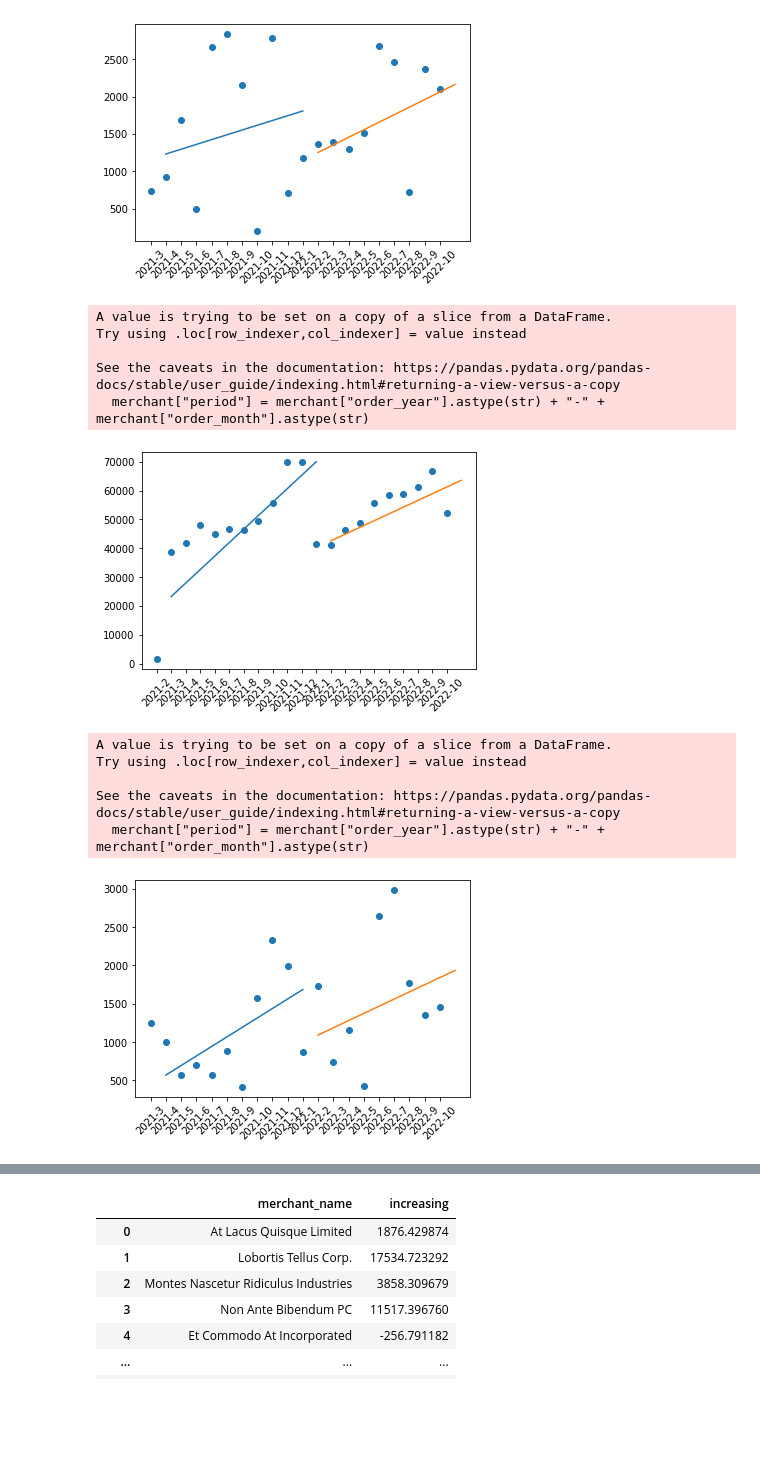
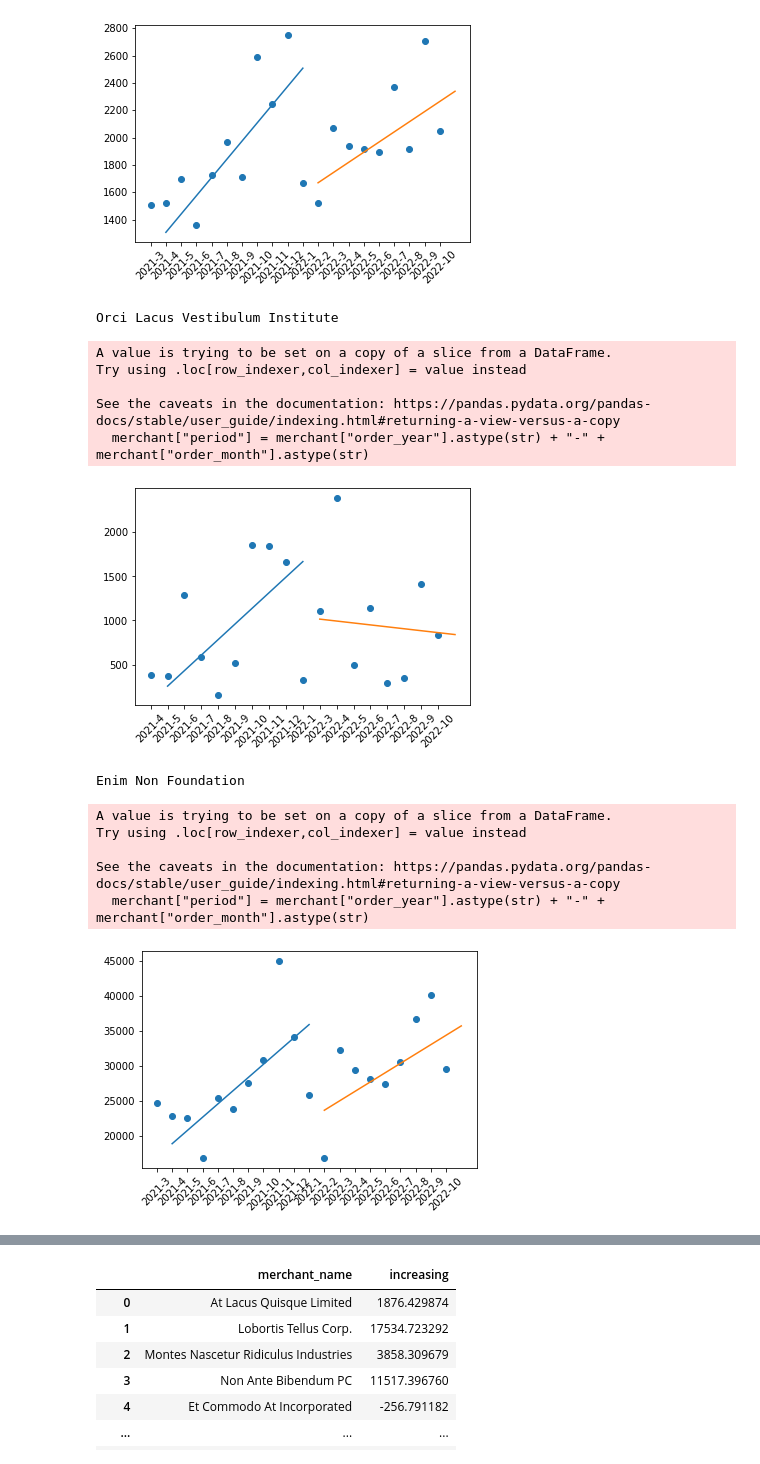
Before and after one commit to MAST30034-Applied-Data-Science/generic-buy-now-pay-later-project-group-27, a Jupyter notebook: notebooks/trend.ipynb, the cells around one changed output, grey strips where cells are left out. Saved outputs shown, nothing was run; the diff lists cells and outputs as text; code cells hidden in the pictures; blank space fills up the shorter version.

```diff
--- a/notebooks/trend.ipynb
+++ b/notebooks/trend.ipynb
@@ -28,8 +36,9 @@ revenue_annually = revenue_annually.sort_values(["merchant_name", "order_year"])
 # %%
 merchants = list(set(revenue_monthly["merchant_name"].unique()))
 # %%
-for i in range(0, 4):
+for i in range(1000, 1004):
     merchant = revenue_monthly[revenue_monthly["merchant_name"] == merchants[i]]
+    print(merchants[i])
     merchant["period"] = merchant["order_year"].astype(str) + "-" + merchant["order_month"].astype(str)
     year21 = len(merchant[merchant["order_year"] == 2021])
     x = merchant['period']
@@ -52,13 +62,15 @@ See the caveats in the documentation: https://pandas.pydata.org/pandas-docs/stab
-[figure, old version]
+[figure, new version]
-A value is trying to be set on a copy of a slice from a DataFrame.
-Try using .loc[row_indexer,col_indexer] = value instead
-
-See the caveats in the documentation: https://pandas.pydata.org/pandas-docs/stable/user_guide/indexing.html#returning-a-view-versus-a-copy
-  merchant["period"] = merchant["order_year"].astype(str) + "-" + merchant["order_month"].astype(str)
+Orci Lacus Vestibulum Institute
+A value is trying to be set on a copy of a slice from a DataFrame.
+Try using .loc[row_indexer,col_indexer] = value instead
+
+See the caveats in the documentation: https://pandas.pydata.org/pandas-docs/stable/user_guide/indexing.html#returning-a-view-versus-a-copy
+  merchant["period"] = merchant["order_year"].astype(str) + "-" + merchant["order_month"].astype(str)
-[figure, old version]
+[figure, new version]
-A value is trying to be set on a copy of a slice from a DataFrame.
-Try using .loc[row_indexer,col_indexer] = value instead
-
-See the caveats in the documentation: https://pandas.pydata.org/pandas-docs/stable/user_guide/indexing.html#returning-a-view-versus-a-copy
-  merchant["period"] = merchant["order_year"].astype(str) + "-" + merchant["order_month"].astype(str)
+Enim Non Foundation
+A value is trying to be set on a copy of a slice from a DataFrame.
+Try using .loc[row_indexer,col_indexer] = value instead
+
+See the caveats in the documentation: https://pandas.pydata.org/pandas-docs/stable/user_guide/indexing.html#returning-a-view-versus-a-copy
+  merchant["period"] = merchant["order_year"].astype(str) + "-" + merchant["order_month"].astype(str)
-[figure, old version]
+[figure, new version]
```
Also changed, not shown: parts of 2 cells of this notebook, 4 other files.
